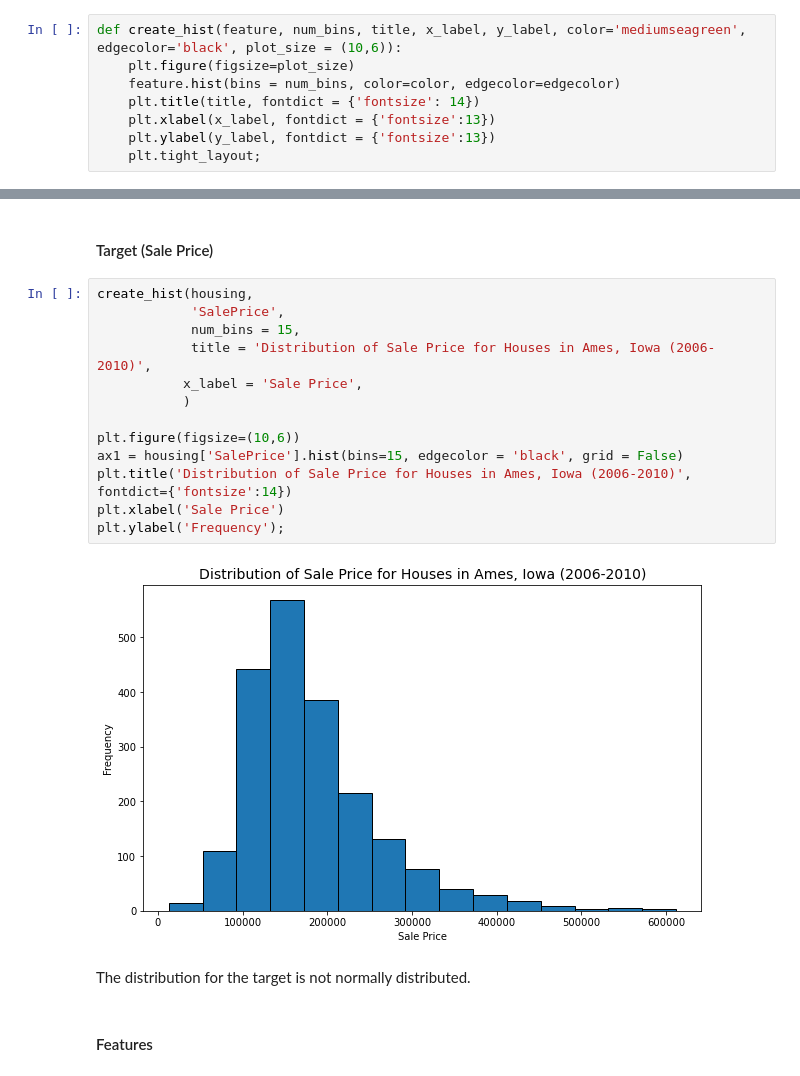
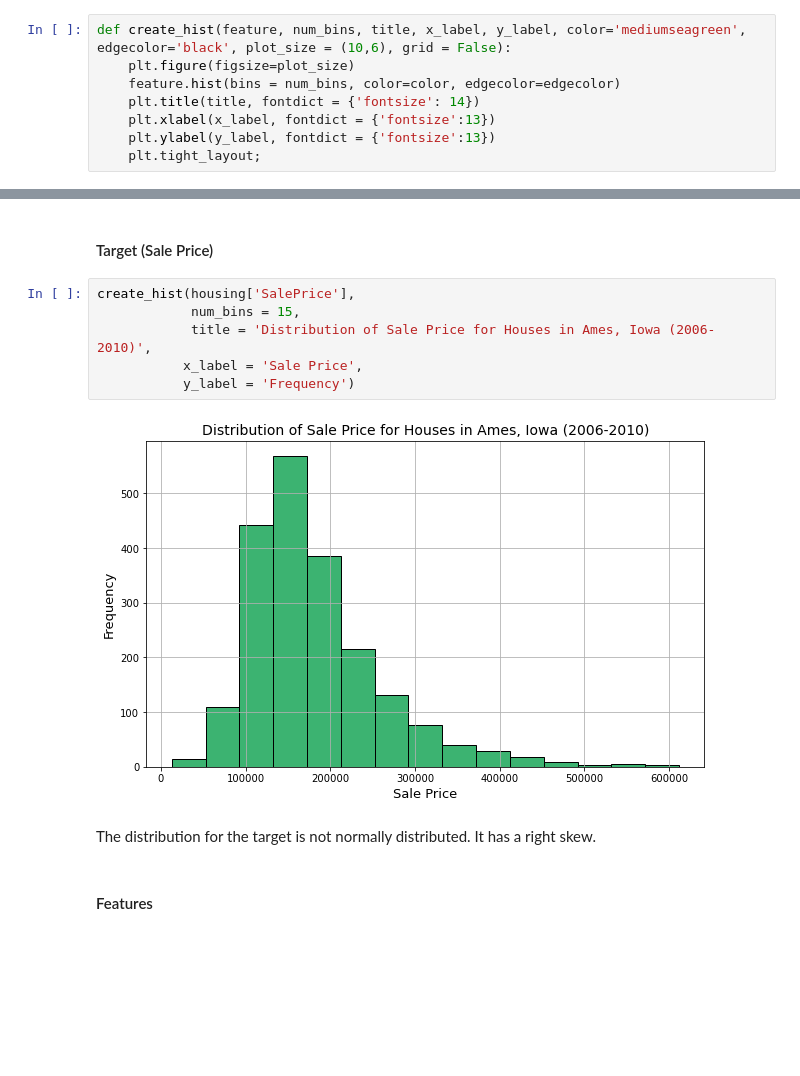
Before and after one commit to jlu90/Predicting-House-Prices-with-Linear-Regression, a Jupyter notebook: lutes_cleaning_notebook.ipynb, the cells around one changed output, grey strips where cells are left out. Cells and saved outputs as stored; diff of their text form; blank space fills up the shorter version.

```diff
--- a/lutes_cleaning_notebook.ipynb
+++ b/lutes_cleaning_notebook.ipynb
@@ -644,7 +644,7 @@ def create_scatter(df, x_col, y_col, title, x_label, y_label, marker_size = 4, c
     plt.ylabel(y_label, fontdict = {'fontsize':13})
     plt.tight_layout;
 # %%
-def create_hist(feature, num_bins, title, x_label, y_label, color='mediumseagreen', edgecolor='black', plot_size = (10,6)):
+def create_hist(feature, num_bins, title, x_label, y_label, color='mediumseagreen', edgecolor='black', plot_size = (10,6), grid = False):
     plt.figure(figsize=plot_size)
     feature.hist(bins = num_bins, color=color, edgecolor=edgecolor)
     plt.title(title, fontdict = {'fontsize': 14})
@@ -684,22 +684,15 @@ From the above heatmap, we can see that 'Overall' quality has the highest correl
 # %% [markdown]
 #### Target (Sale Price)
 # %%
-create_hist(housing,
-            'SalePrice',
+create_hist(housing['SalePrice'],
             num_bins = 15,
             title = 'Distribution of Sale Price for Houses in Ames, Iowa (2006-2010)',
            x_label = 'Sale Price',
-           )
-
-plt.figure(figsize=(10,6))
-ax1 = housing['SalePrice'].hist(bins=15, edgecolor = 'black', grid = False)
-plt.title('Distribution of Sale Price for Houses in Ames, Iowa (2006-2010)', fontdict={'fontsize':14})
-plt.xlabel('Sale Price')
-plt.ylabel('Frequency');
+           y_label = 'Frequency')
 # %% [output]
-[figure, old version]
+[figure, new version]
 # %% [markdown]
-The distribution for the target is not normally distributed.
+The distribution for the target is not normally distributed. It has a right skew.
 # %% [markdown]
 #### Features
 # %%
```
Also changed, not shown: parts of 5 cells of this notebook.
